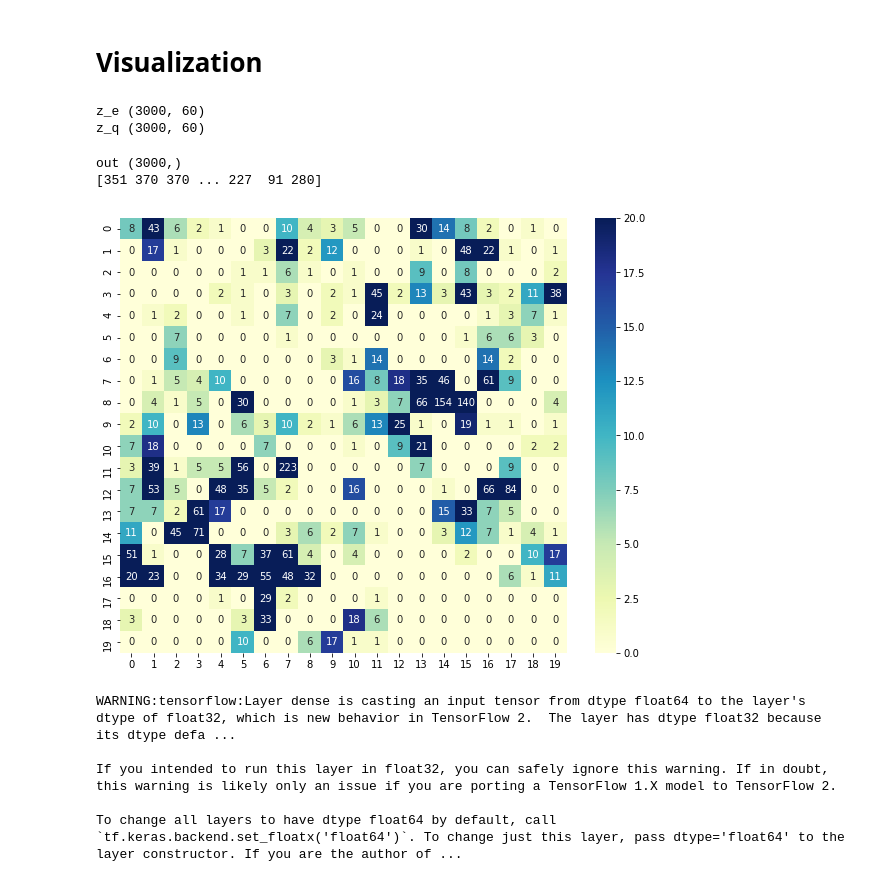
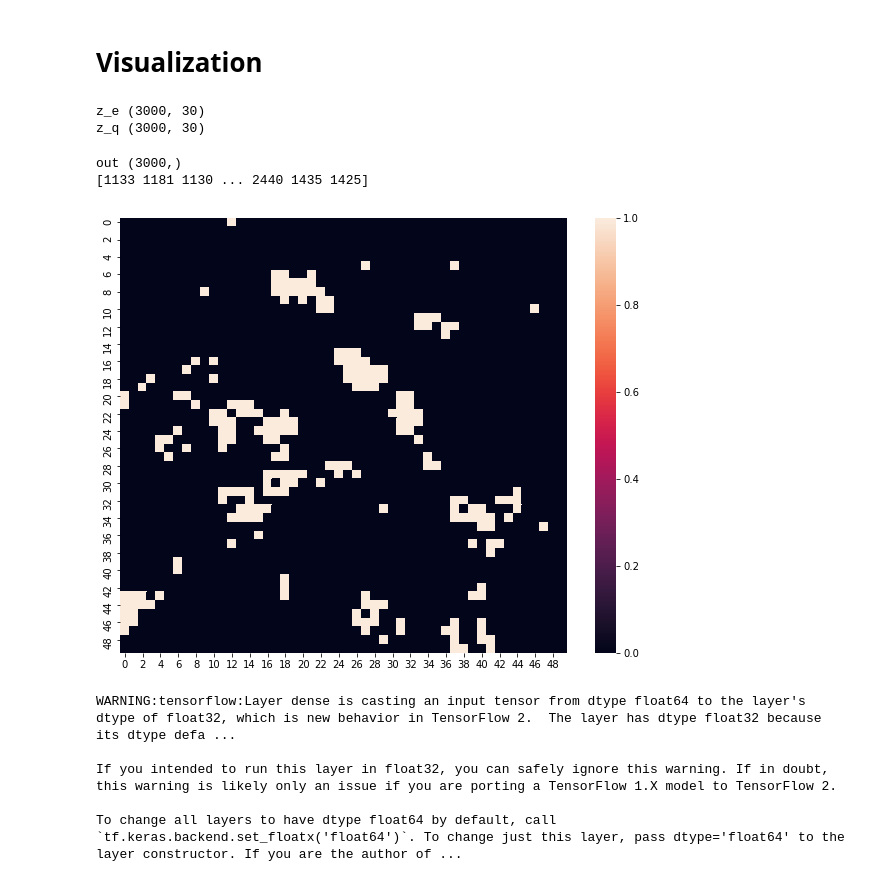
Before and after one commit to kdaisuke0203/SOM-VAE-2, a Jupyter notebook: SOMVAE_tf2_hati.ipynb, the cells around one changed output. Drawn from its saved outputs; the diff is of its cells as text; code cells hidden in the pictures.

```diff
--- a/SOMVAE_tf2_hati.ipynb
+++ b/SOMVAE_tf2_hati.ipynb
@@ -152,6 +152,8 @@ def interpolate_arrays(arr1, arr2, num_steps=100, interpolation_length=0.3):
 # %% [markdown]
 # SOM-VAE model
 # %%
+latent_dim = 30
+
 class Decoder(tf.keras.layers.Layer):
     def __init__(self):
         super().__init__()
@@ -170,12 +172,12 @@ class Decoder(tf.keras.layers.Layer):
 
 
 class Encoder(tf.keras.layers.Layer):
-    def __init__(self, latent_dim = 60):
+    def __init__(self):
         super().__init__()
 
         self.L1 = tf.keras.layers.Dense(256, activation="relu")
         self.L2 = tf.keras.layers.Dense(128, activation="relu")
-        self.L3 = tf.keras.layers.Dense(60)
+        self.L3 = tf.keras.layers.Dense(latent_dim)
 
     def __call__(self, x):
 
@@ -210,7 +212,7 @@ class SOMVAE(tf.keras.Model):
             tau (float): The weight for the smoothness loss (default: 1.).
             mnist (bool): Flag that tells the model if we are training in MNIST-like data (default: True).
         """
-        self.latent_dim = 60#som_dim[0] * som_dim[1]
+        self.latent_dim = 30#som_dim[0] * som_dim[1]
         self.som_dim = som_dim
         self.learning_rate = learning_rate
         self.decay_factor = decay_factor
@@ -238,7 +240,7 @@ class SOMVAE(tf.keras.Model):
             name="probabilities_raw"
         )
 
-        self.encoder = Encoder(latent_dim = self.latent_dim)
+        self.encoder = Encoder()
         self.q_decoder = Decoder()
         self.e_decoder = Decoder()
 
@@ -469,13 +471,13 @@ class SOMVAE(tf.keras.Model):
 # Learning start
 # %%
 args = dict(
-    learning_rate = 0.0005,
+    learning_rate = 0.0003,
     alpha = 1.0,
     beta = 0.9,
-    gamma = 1.8,
-    tau = 1.4,
+    gamma = 100.8,
+    tau = 100.8,
     decay_factor = 0.9,
-    som_dim = [20,20]
+    som_dim = [50,50]
 )
 # %%
 class DatasetMiniBatchIndexIterator(object):
@@ -777,31 +779,31 @@ Output_recon_q = [o['q_reconstruction'] for o in outputs]
 
 dist_all = tf.concat(Output_dist,0).numpy()
 # %% [output]
-z_e (3000, 60)
-z_q (3000, 60)
+z_e (3000, 30)
+z_q (3000, 30)
 # %%
 print("out",Output[0].shape)
 k_all = tf.concat(Output,0).numpy()
 print(k_all)
 # %% [output]
 out (3000,)
-[351 370 370 ... 227  91 280]
+[1133 1181 1130 ... 2440 1435 1425]
 # %%
 clust_matr1 = np.zeros(som_dim[0]*som_dim[1])
 ones = np.ones(k_all.shape)
 
 for i in range(som_dim[0]*som_dim[1]):
 
     si = np.where(k_all == i)
     if len(si[0]) > 0:
         clust_matr1[i] = len(si[0])
 
 clust_matr1 = np.reshape(clust_matr1, (som_dim[0],som_dim[1]))
 fig,ax = plt.subplots(1,1,figsize=(10,8))
-sns.heatmap(clust_matr1, cmap="YlGnBu", vmin=0,vmax=20, annot=True, fmt=".0f", ax = ax)
+sns.heatmap(clust_matr1, vmin=0,vmax=1, ax = ax)
 plt.show()
 # %% [output]
-[figure, old version]
+[figure, new version]
 # %%
 y_test = labels_val.copy()
 x_test = data_val.copy()
```
Also changed, not shown: parts of 3 cells of this notebook.
